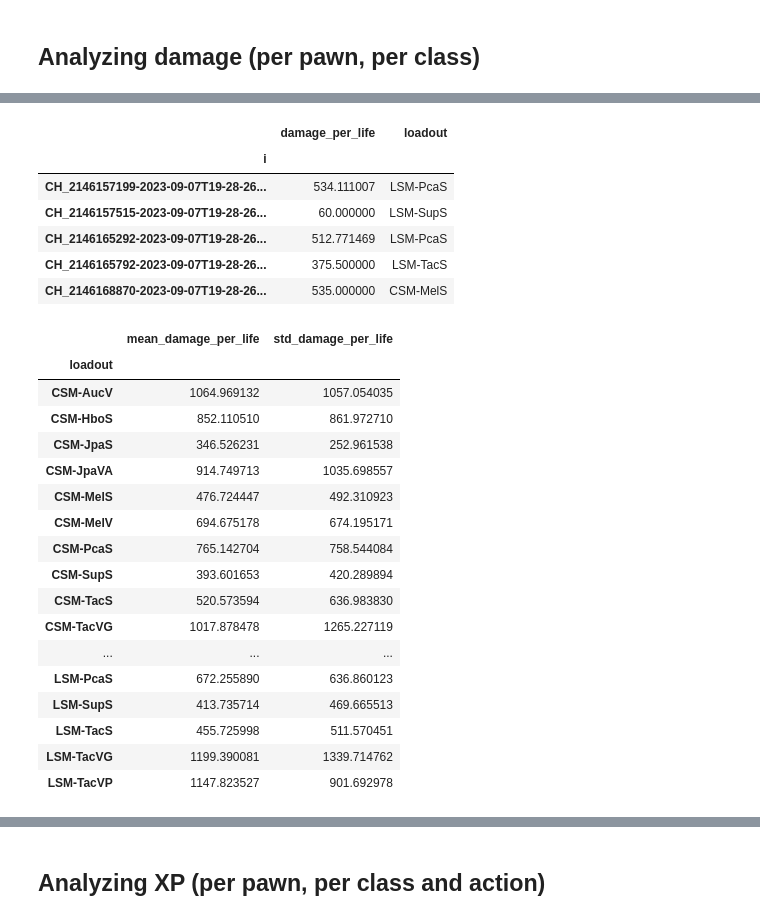
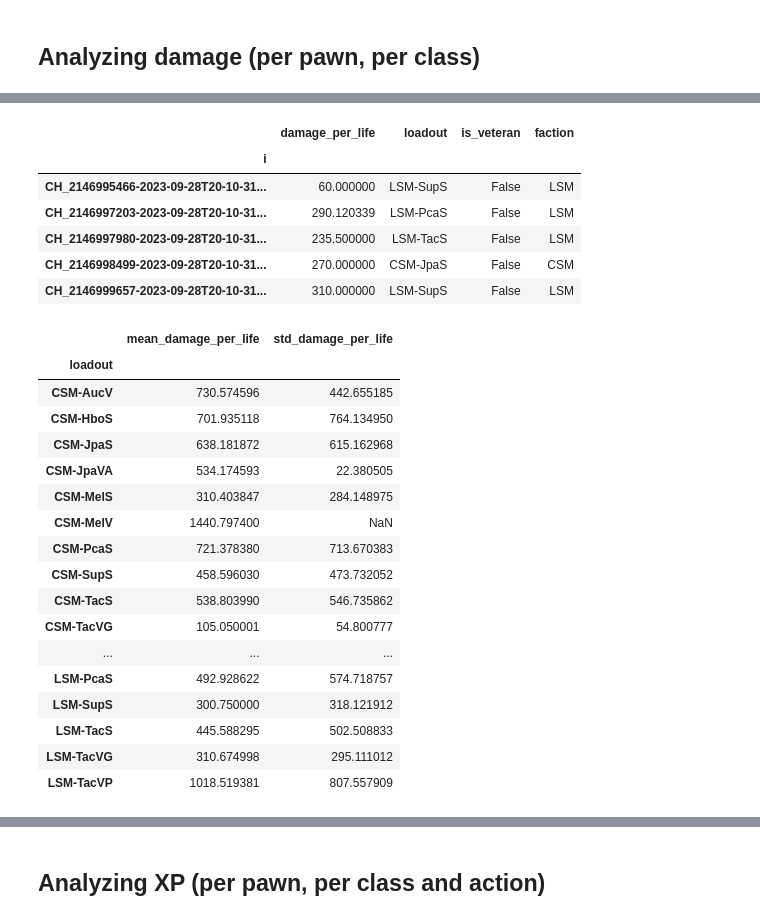
Before and after one commit to JediKnightChan/ECRTools, a Jupyter notebook: ecr-analytics/example/rawdata-analyzer.ipynb, the cells around one changed output, grey strips where cells are left out. Cells and saved outputs as stored; diff of their text form; code cells hidden in the pictures.

```diff
--- a/ecr-analytics/example/rawdata-analyzer.ipynb
+++ b/ecr-analytics/example/rawdata-analyzer.ipynb
@@ -33,2 +37,4 @@ len(old_raw_data["data"])
 # %% [markdown]
 ## Loading raw data from analytics system
+# %%
+is_veteran_regex = r'\w+\-\w*V\w*'
@@ -53,8 +62,11 @@ for el in old_raw_data["data"]:
     # Classes
     if "il" in el and "if" in el:
         el["i-faction-class"] = el["if"] + "-" + el["il"]
+        el["i-is-veteran"] = bool(re.search(is_veteran_regex, el["i-faction-class"]))
+
     if "tl" in el and "tf" in el:
         el["t-faction-class"] = el["tf"] + "-" + el["tl"]
+        el["t-is-veteran"] = bool(re.search(is_veteran_regex, el["t-faction-class"]))
 
     # Instigator coords
     if "ic" in el:
@@ -75,6 +87,10 @@ for el in old_raw_data["data"]:
 damage_df = pd.DataFrame([el for el in raw_data if el["Type"] == "Damage"])
 # Removing friendly fire when analyzing damage
 damage_df = damage_df[damage_df["if"] != damage_df["tf"]]
+# %%
+# Leave only damage from characters to characters
+damage_df = damage_df[damage_df['i'].str.startswith("CH_")]
+damage_df = damage_df[damage_df['t'].str.startswith("CH_")]
 # %%
 damage_df.head()
 # %% [output]
@@ -87,18 +104,20 @@ damage_df.head()
 # %%
 # damage_df["value"] = pd.to_numeric(damage_df["value"])
 damage_per_pawn = damage_df.groupby(["i"]).agg(
     damage_per_life=('value', 'sum'),
-    loadout=('i-faction-class', 'first')
+    loadout=('i-faction-class', 'first'),
+    is_veteran=('i-is-veteran', 'first'),
+    faction=('if', 'first')
 )
 damage_per_pawn.head()
 # %% [output]
-|  | damage_per_life | loadout |
-| i |  |  |
-| CH_2146157199-2023-09-07T19-28-26... | 534.111007 | LSM-PcaS |
-| CH_2146157515-2023-09-07T19-28-26... | 60.000000 | LSM-SupS |
-| CH_2146165292-2023-09-07T19-28-26... | 512.771469 | LSM-PcaS |
-| CH_2146165792-2023-09-07T19-28-26... | 375.500000 | LSM-TacS |
-| CH_2146168870-2023-09-07T19-28-26... | 535.000000 | CSM-MelS |
+|  | damage_per_life | loadout | is_veteran | faction |
+| i |  |  |  |  |
+| CH_2146995466-2023-09-28T20-10-31... | 60.000000 | LSM-SupS | False | LSM |
+| CH_2146997203-2023-09-28T20-10-31... | 290.120339 | LSM-PcaS | False | LSM |
+| CH_2146997980-2023-09-28T20-10-31... | 235.500000 | LSM-TacS | False | LSM |
+| CH_2146998499-2023-09-28T20-10-31... | 270.000000 | CSM-JpaS | False | CSM |
+| CH_2146999657-2023-09-28T20-10-31... | 310.000000 | LSM-SupS | False | LSM |
 # %%
 damage_per_life_for_classes = damage_per_pawn.sort_values(by='loadout').groupby("loadout").agg(
     mean_damage_per_life=('damage_per_life', 'mean'),
@@ -108,19 +127,19 @@ damage_per_life_for_classes
 # %% [output]
 |  | mean_damage_per_life | std_damage_per_life |
 | loadout |  |  |
-| CSM-AucV | 1064.969132 | 1057.054035 |
-| CSM-HboS | 852.110510 | 861.972710 |
-| CSM-JpaS | 346.526231 | 252.961538 |
-| CSM-JpaVA | 914.749713 | 1035.698557 |
-| CSM-MelS | 476.724447 | 492.310923 |
-| CSM-MelV | 694.675178 | 674.195171 |
-| CSM-PcaS | 765.142704 | 758.544084 |
-| CSM-SupS | 393.601653 | 420.289894 |
-| CSM-TacS | 520.573594 | 636.983830 |
-| CSM-TacVG | 1017.878478 | 1265.227119 |
+| CSM-AucV | 730.574596 | 442.655185 |
+| CSM-HboS | 701.935118 | 764.134950 |
+| CSM-JpaS | 638.181872 | 615.162968 |
+| CSM-JpaVA | 534.174593 | 22.380505 |
+| CSM-MelS | 310.403847 | 284.148975 |
+| CSM-MelV | 1440.797400 | NaN |
+| CSM-PcaS | 721.378380 | 713.670383 |
+| CSM-SupS | 458.596030 | 473.732052 |
+| CSM-TacS | 538.803990 | 546.735862 |
+| CSM-TacVG | 105.050001 | 54.800777 |
 | ... | ... | ... |
-| LSM-PcaS | 672.255890 | 636.860123 |
-| LSM-SupS | 413.735714 | 469.665513 |
-| LSM-TacS | 455.725998 | 511.570451 |
-| LSM-TacVG | 1199.390081 | 1339.714762 |
-| LSM-TacVP | 1147.823527 | 901.692978 |
+| LSM-PcaS | 492.928622 | 574.718757 |
+| LSM-SupS | 300.750000 | 318.121912 |
+| LSM-TacS | 445.588295 | 502.508833 |
+| LSM-TacVG | 310.674998 | 295.111012 |
+| LSM-TacVP | 1018.519381 | 807.557909 |
```
Also changed, not shown: parts of 7 cells of this notebook, 10 other files.
